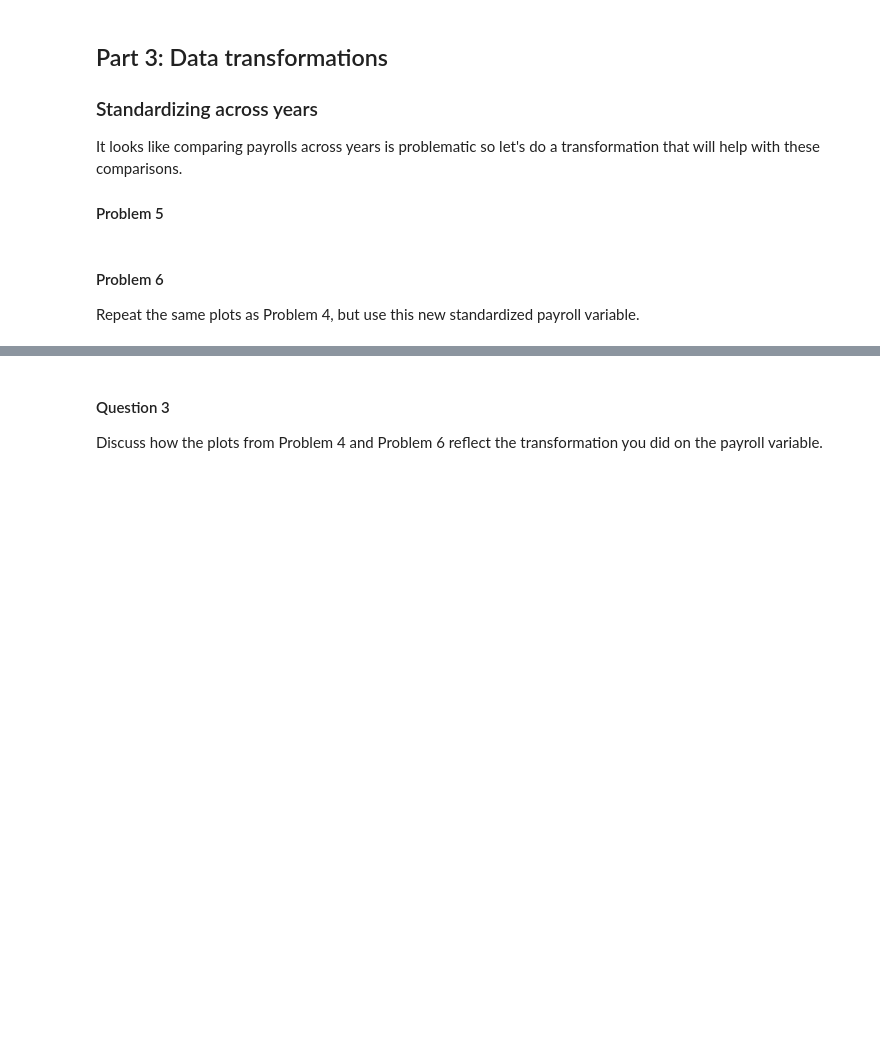
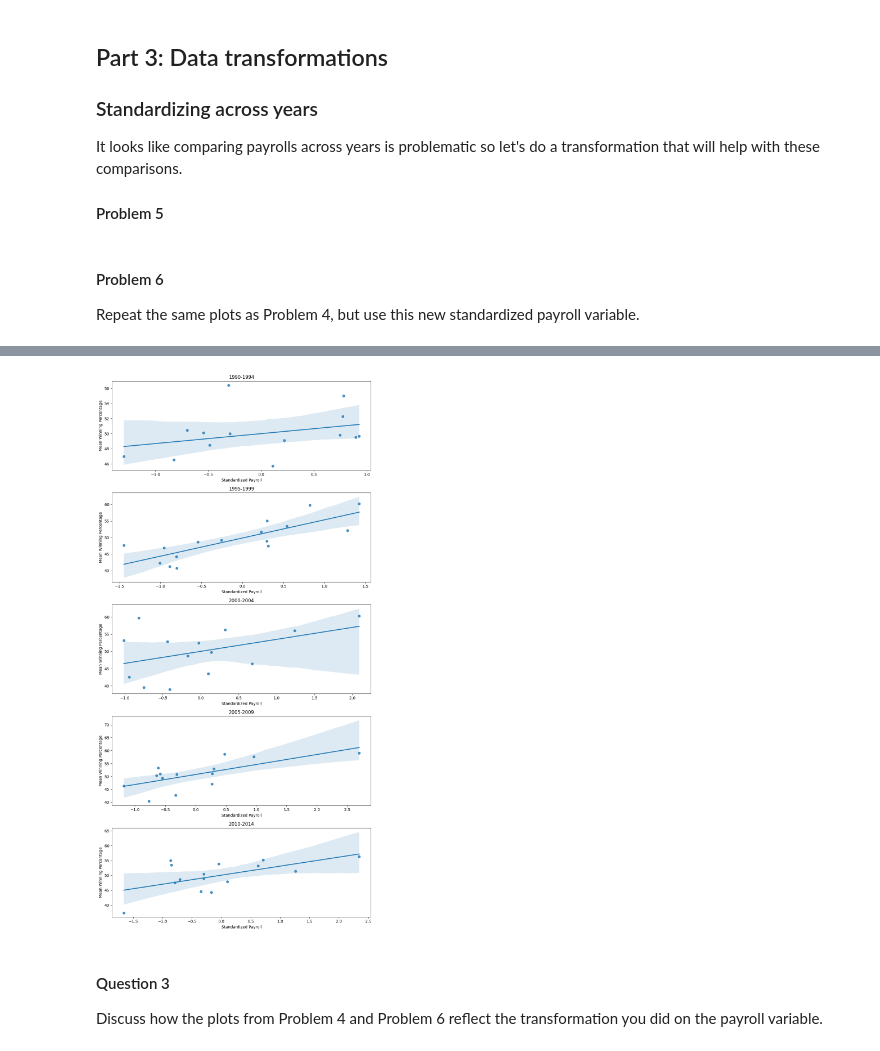
Before and after one commit to diegolopez2002/proj2, a Jupyter notebook: proj2.ipynb, the cells around one changed output, grey strips where cells are left out. Cells and saved outputs as stored; diff of their text form; code cells hidden in the pictures; blank space fills up the shorter version.

```diff
--- a/proj2.ipynb
+++ b/proj2.ipynb
@@ -481,3 +397,71 @@ plt.show()
+# %%
+def standardize_payroll(row):
+    year = row['yearID']
+    mean = mean_payroll_by_year[year]
+    std = std_payroll_by_year[year]
+    payroll = row['total_payroll']
+    standardized_payroll = (payroll - mean) / std if std != 0 else 0
+    return standardized_payroll
+
+conn = sqlite3.connect("lahman2014.sqlite")
+
+# Define the start and end years for the interval
+start_year = 1990
+end_year = 2014
+
+query_winning = """
+        SELECT
+            t.teamID,
+            t.franchID,
+            t.yearID,
+            t.G as games_played,
+            t.W as wins,
+            s.total_payroll,
+            CAST(t.W as REAL) / t.G * 100 as winning_percentage
+        FROM
+            Teams t
+        JOIN
+            (SELECT
+                 yearID,
+                 teamID,
+                 sum(salary) as total_payroll
+             FROM
+                 Salaries
+             WHERE
+                 yearID >= 1990 AND yearID <= 2014 AND lgID == 'AL'
+             GROUP BY
+                 yearID, teamID) s
+        ON
+            t.yearID = s.yearID AND t.teamID = s.teamID
+        WHERE
+            t.yearID >= 1990 AND t.yearID <= 2014
+        """
+
+team_salaries = pd.read_sql_query(query_winning, conn)
+
+# Calculate average payroll and standard deviation for each year
+avg_std_payroll = team_salaries.groupby('yearID')['total_payroll'].agg(['mean', 'std']).reset_index()
+avg_std_payroll.columns = ['yearID', 'average_payroll', 'std_dev_payroll']
+
+team_salaries_merged = team_salaries.merge(avg_std_payroll, on='yearID', how='left')
+team_salaries_merged['standardized_payroll'] = (team_salaries_merged['total_payroll'] - team_salaries_merged['average_payroll']) / team_salaries_merged['std_dev_payroll']
+team_salaries_merged['time_period'] = pd.cut(team_salaries_merged['yearID'], bins=5, labels=['1990-1994', '1995-1999', '2000-2004', '2005-2009', '2010-2014'])
+
+mean_stats_standardized = team_salaries_merged.groupby(['time_period', 'teamID']).agg({'winning_percentage': 'mean', 'standardized_payroll': 'mean'}).reset_index()
+
+fig, axs = plt.subplots(5, 1, figsize=(10, 20))  # 5 subplots arranged vertically
+for i, time_period in enumerate(mean_stats_standardized['time_period'].unique()):
+    subset = mean_stats_standardized[mean_stats_standardized['time_period'] == time_period]
+    g = sns.regplot(data=subset, x='standardized_payroll', y='winning_percentage', ax=axs[i])
+    g.set_xlabel('Standardized Payroll')
+    g.set_ylabel('Mean Winning Percentage')
+    g.set_title(f'{time_period}')
+
+# Adjust layout and show the plots
+plt.tight_layout()
+plt.show()
+# %% [output]
+[figure, added]
 # %% [markdown]
 #### Question 3
 Discuss how the plots from Problem 4 and Problem 6 reflect the transformation you did on the payroll variable.
```
Also changed, not shown: parts of 3 cells of this notebook.
